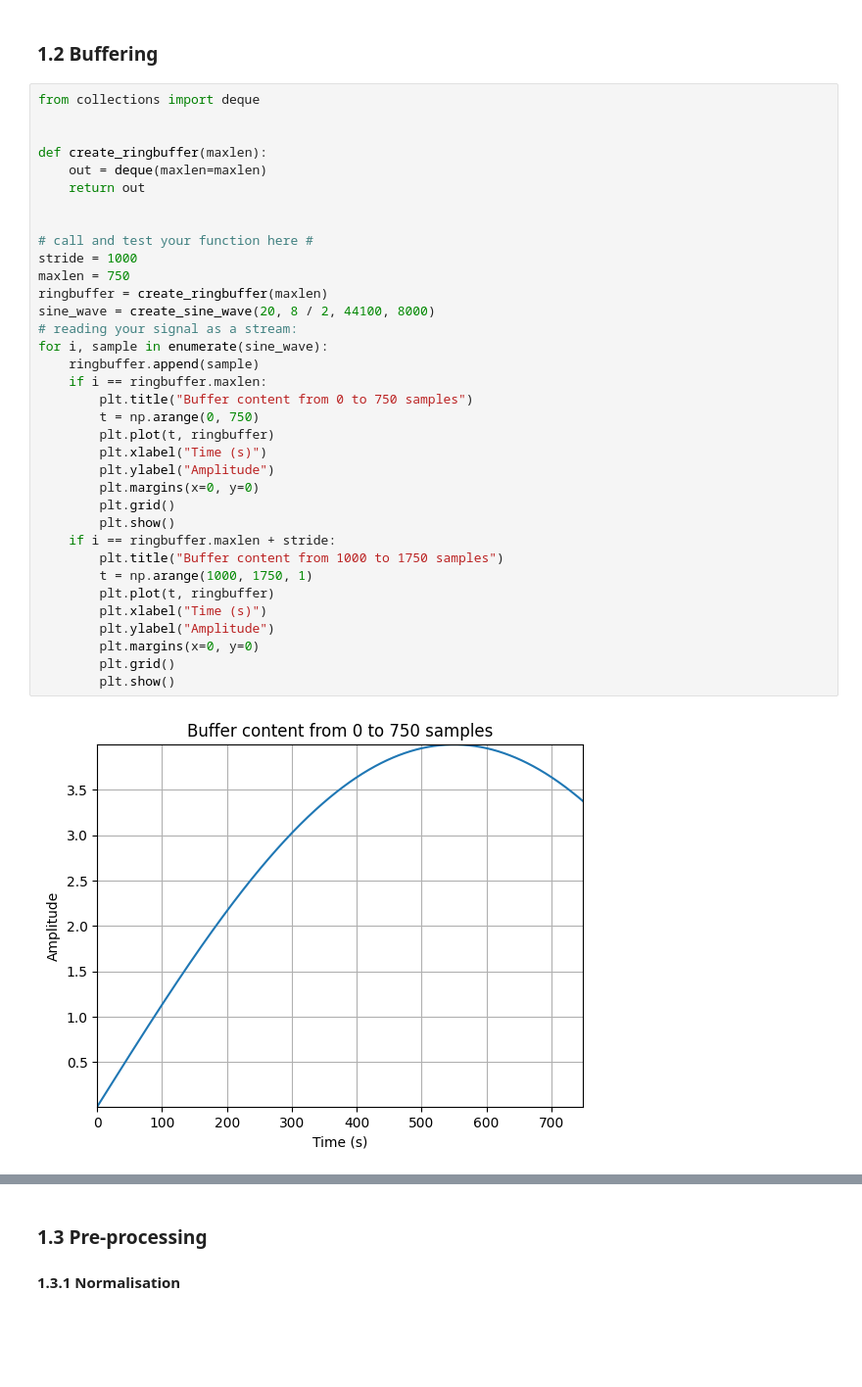
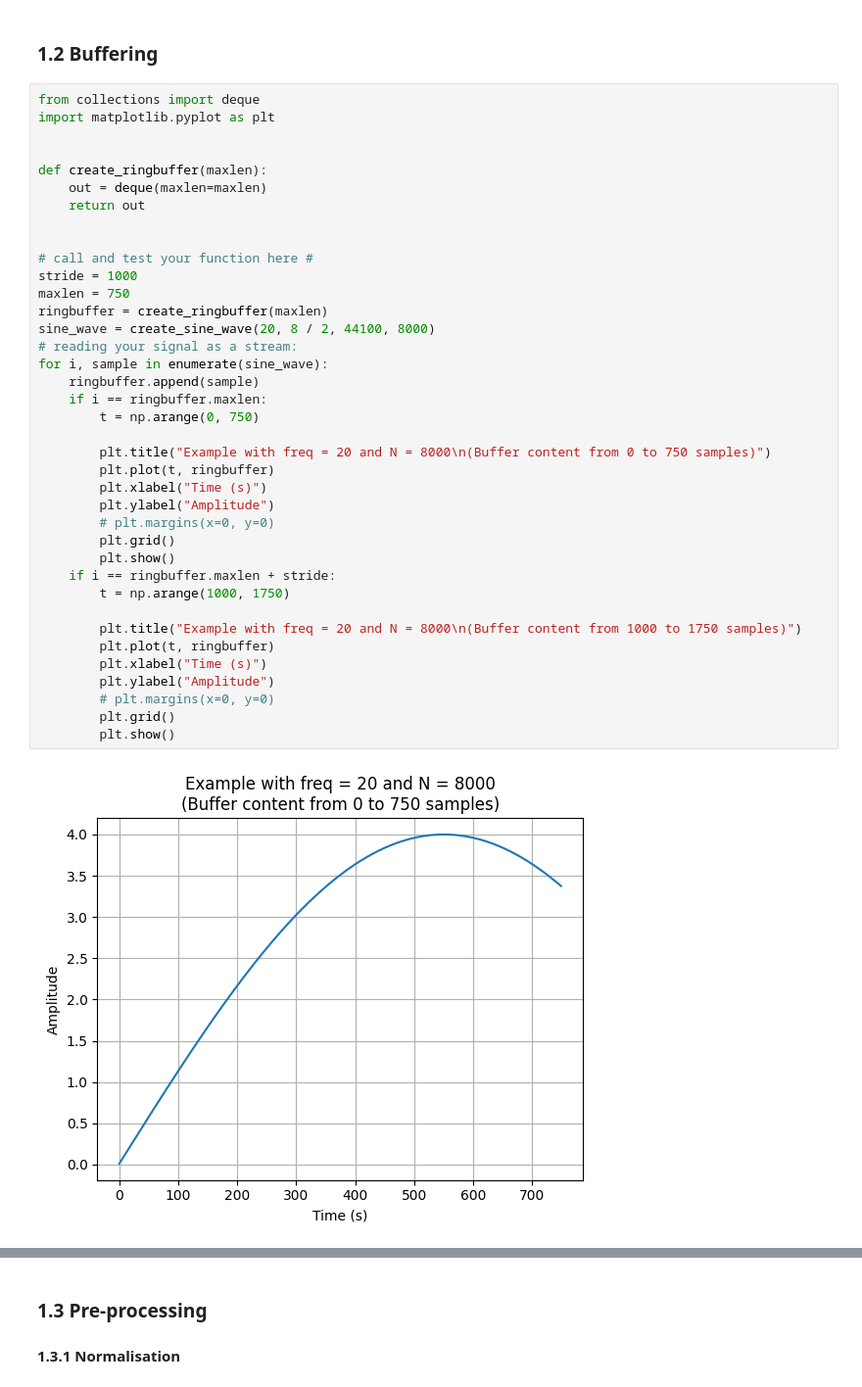
Before and after one commit to RomeoXXIV/Signal_Processing_Project_2022, a Jupyter notebook: SP - Project2022.ipynb, the cells around one changed output, grey strips where cells are left out. Shown at 98% size. Saved outputs shown, nothing was run; the diff lists cells and outputs as text; blank space fills up the shorter version.

```diff
--- a/SP - Project2022.ipynb
+++ b/SP - Project2022.ipynb
@@ -56,38 +61,41 @@ plt.show()
 ### 1.2 Buffering
 # %%
 from collections import deque
+import matplotlib.pyplot as plt
 
 
 def create_ringbuffer(maxlen):
     out = deque(maxlen=maxlen)
     return out
 
 
 # call and test your function here #
 stride = 1000
 maxlen = 750
 ringbuffer = create_ringbuffer(maxlen)
 sine_wave = create_sine_wave(20, 8 / 2, 44100, 8000)
 # reading your signal as a stream:
 for i, sample in enumerate(sine_wave):
     ringbuffer.append(sample)
     if i == ringbuffer.maxlen:
-        plt.title("Buffer content from 0 to 750 samples")
         t = np.arange(0, 750)
+
+        plt.title("Example with freq = 20 and N = 8000\n(Buffer content from 0 to 750 samples)")
         plt.plot(t, ringbuffer)
         plt.xlabel("Time (s)")
         plt.ylabel("Amplitude")
-        plt.margins(x=0, y=0)
+        # plt.margins(x=0, y=0)
         plt.grid()
         plt.show()
     if i == ringbuffer.maxlen + stride:
-        plt.title("Buffer content from 1000 to 1750 samples")
-        t = np.arange(1000, 1750, 1)
+        t = np.arange(1000, 1750)
+
+        plt.title("Example with freq = 20 and N = 8000\n(Buffer content from 1000 to 1750 samples)")
         plt.plot(t, ringbuffer)
         plt.xlabel("Time (s)")
         plt.ylabel("Amplitude")
-        plt.margins(x=0, y=0)
+        # plt.margins(x=0, y=0)
         plt.grid()
         plt.show()
 # %% [output]
-[figure, old version]
+[figure, new version]
```
Also changed, not shown: parts of 6 cells of this notebook, 1 other file.
